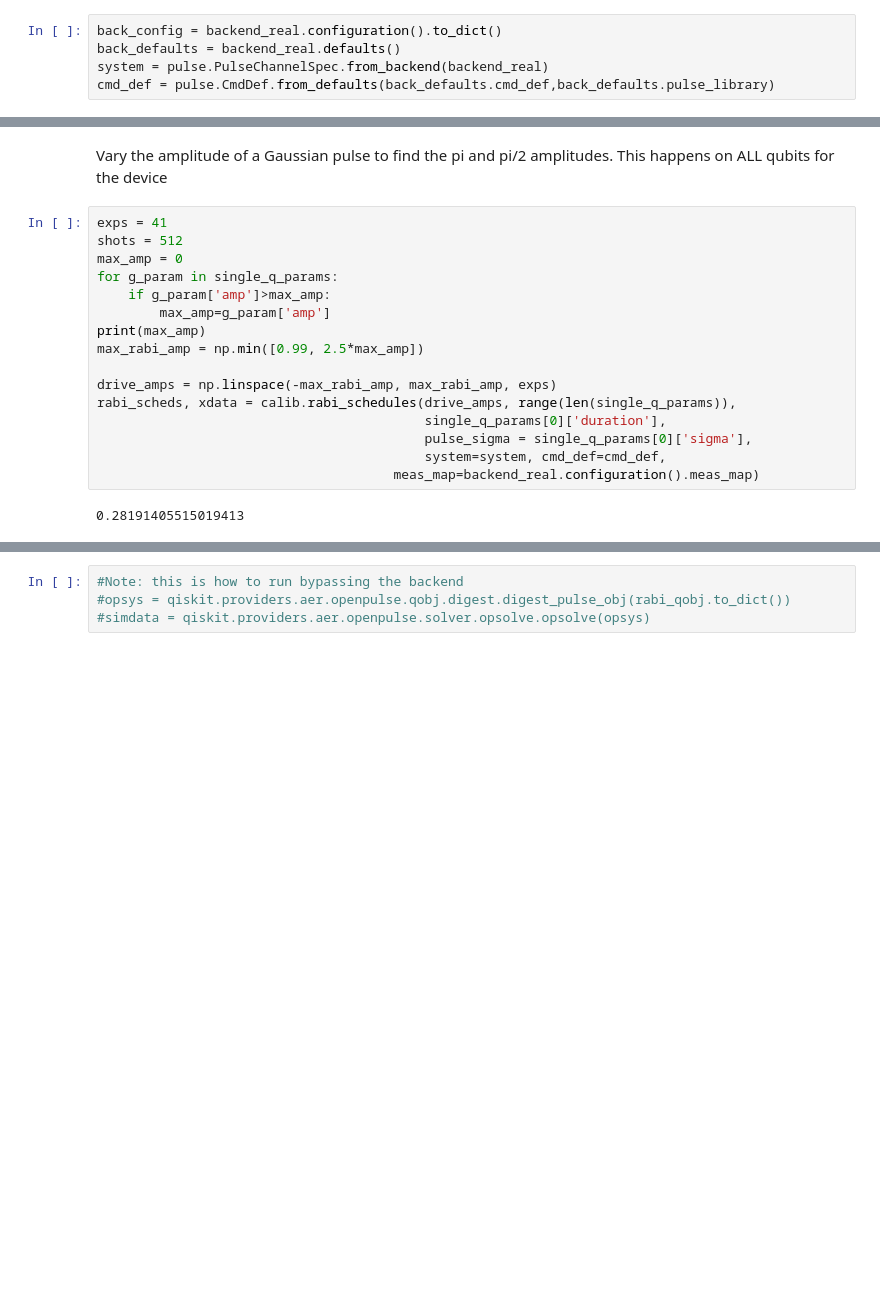
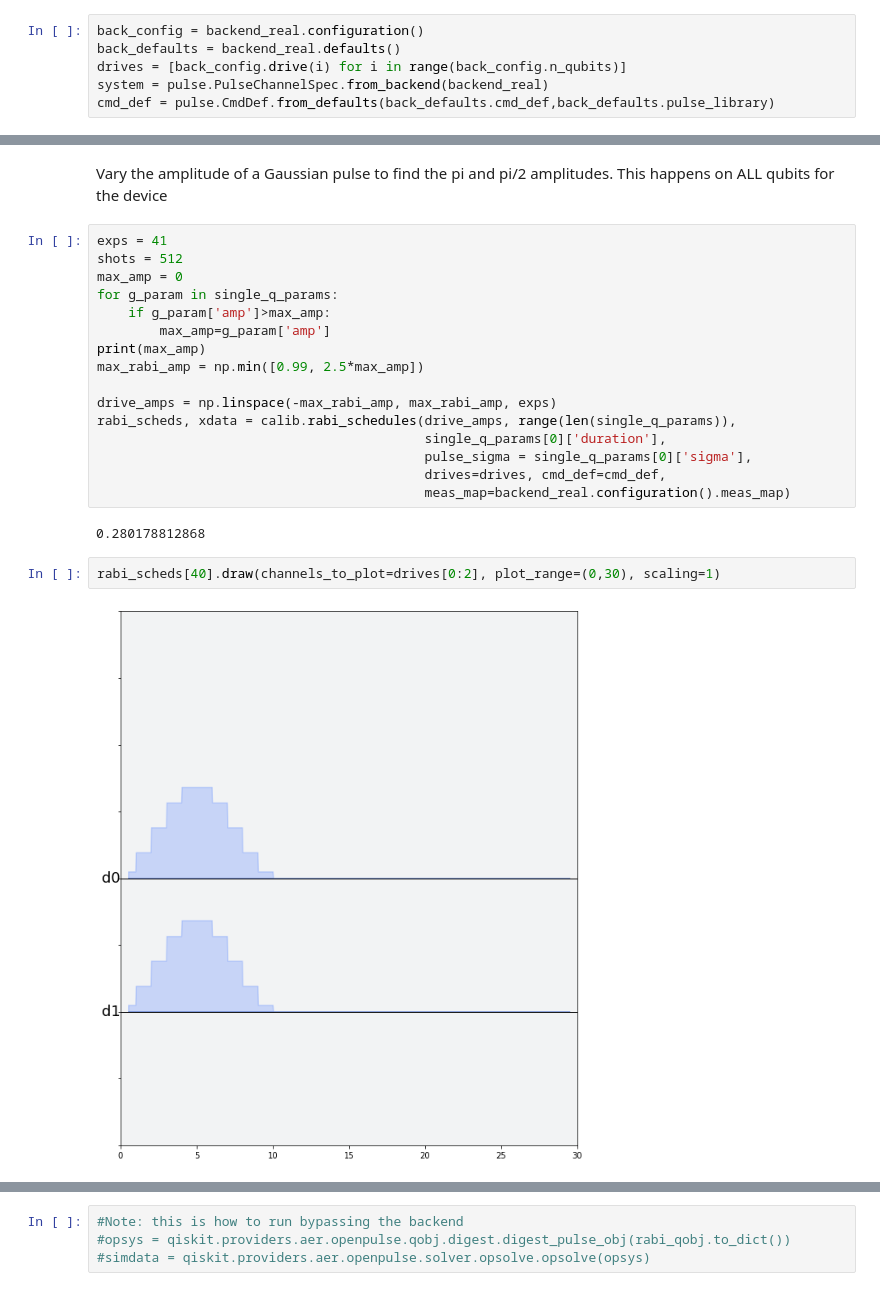
Before and after one commit to singular-value/optimizations_via_openpulse, a Jupyter notebook: single_q_cal.ipynb, the cells around one changed output, grey strips where cells are left out. Drawn from its saved outputs; the diff is of its cells as text; blank space fills up the shorter version.

```diff
--- a/single_q_cal.ipynb
+++ b/single_q_cal.ipynb
@@ -52,6 +54,7 @@ else:
 # %%
-back_config = backend_real.configuration().to_dict()
+back_config = backend_real.configuration()
 back_defaults = backend_real.defaults()
+drives = [back_config.drive(i) for i in range(back_config.n_qubits)]
 system = pulse.PulseChannelSpec.from_backend(backend_real)
 cmd_def = pulse.CmdDef.from_defaults(back_defaults.cmd_def,back_defaults.pulse_library)
 # %%
@@ -126,10 +129,14 @@ drive_amps = np.linspace(-max_rabi_amp, max_rabi_amp, exps)
 rabi_scheds, xdata = calib.rabi_schedules(drive_amps, range(len(single_q_params)),
                                           single_q_params[0]['duration'],
                                           pulse_sigma = single_q_params[0]['sigma'],
-                                          system=system, cmd_def=cmd_def,
-                                      meas_map=backend_real.configuration().meas_map)
+                                          drives=drives, cmd_def=cmd_def,
+                                          meas_map=backend_real.configuration().meas_map)
 # %% [output]
-0.28191405515019413
+0.280178812868
+# %%
+rabi_scheds[40].draw(channels_to_plot=drives[0:2], plot_range=(0,30), scaling=1)
+# %% [output]
+[figure, added]
 # %%
 if use_simulator:
 
```
Also changed, not shown: parts of 22 cells of this notebook.
